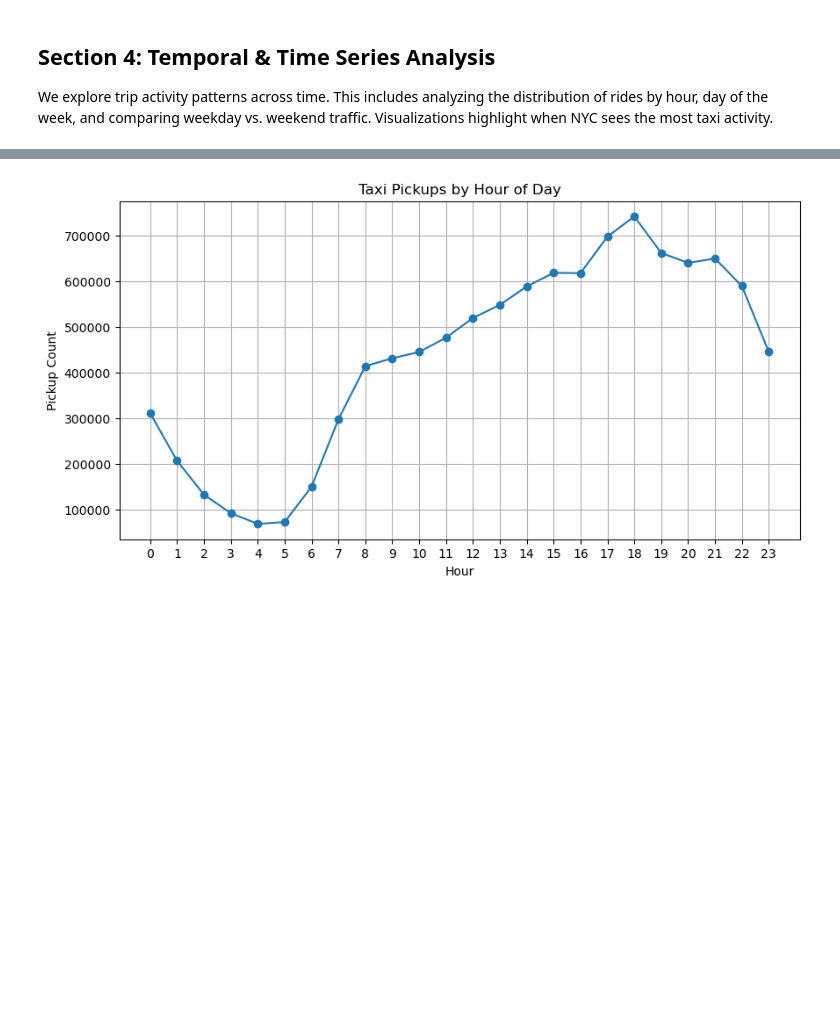
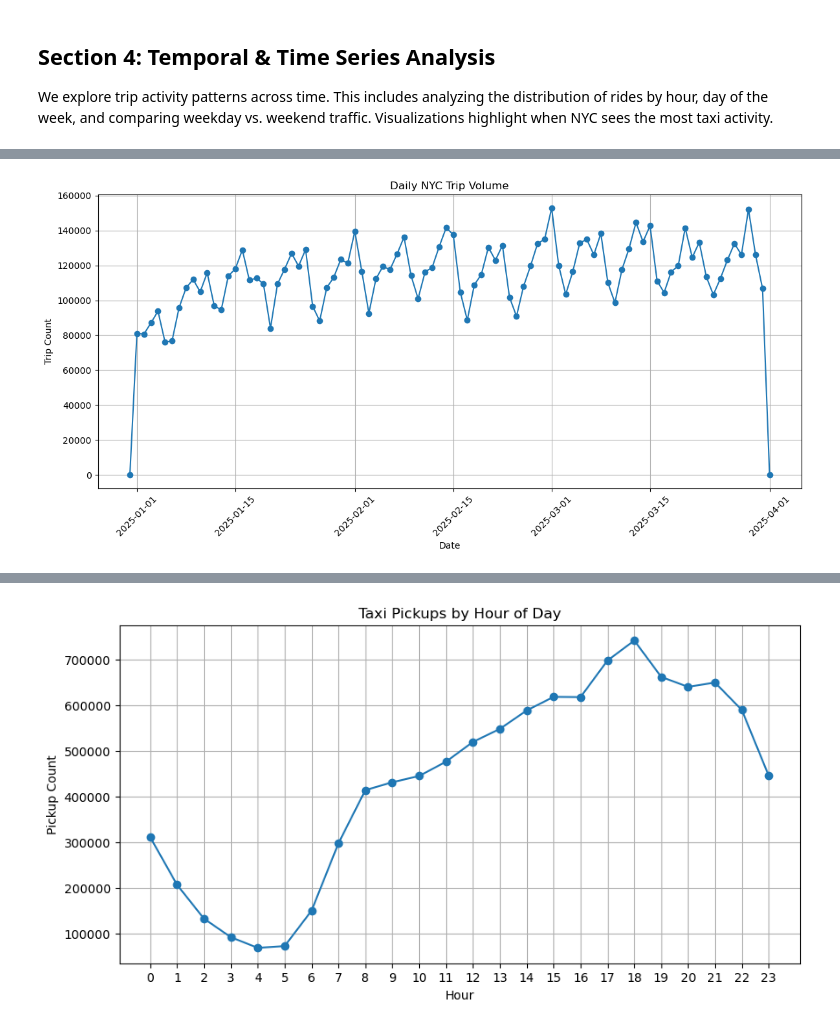
Before and after one commit to thiunuwan/nyc-taxi-spark-analysis, a Jupyter notebook: BigData_Project.ipynb, the cells around one changed output, grey strips where cells are left out. Saved outputs shown, nothing was run; the diff lists cells and outputs as text; code cells hidden in the pictures; blank space fills up the shorter version.

Commit message:
Aggregate Trip Volume by Time Intervals (Daily/Monthly/Yearly)

```diff
--- a/BigData_Project.ipynb
+++ b/BigData_Project.ipynb
@@ -238,0 +248,12 @@ We explore trip activity patterns across time. This includes analyzing the distr
+# %%
+df.createOrReplaceTempView("trips")
+
+# Daily trip counts
+daily_trips = spark.sql("""
+SELECT
+    DATE(pickup_datetime) as date,
+    COUNT(*) as trip_count
+FROM trips
+GROUP BY DATE(pickup_datetime)
+ORDER BY date
+""")
@@ -238,0 +280,15 @@ We explore trip activity patterns across time. This includes analyzing the distr
+# %%
+daily_pd = daily_trips.toPandas()
+import matplotlib.pyplot as plt
+
+plt.figure(figsize=(12, 6))
+plt.plot(daily_pd['date'], daily_pd['trip_count'], marker='o')
+plt.title("Daily NYC Trip Volume")
+plt.xlabel("Date")
+plt.ylabel("Trip Count")
+plt.grid(True)
+plt.xticks(rotation=45)
+plt.tight_layout()
+plt.show()
+# %% [output]
+[figure, added]
```
Also changed, not shown: parts of 12 cells of this notebook.
